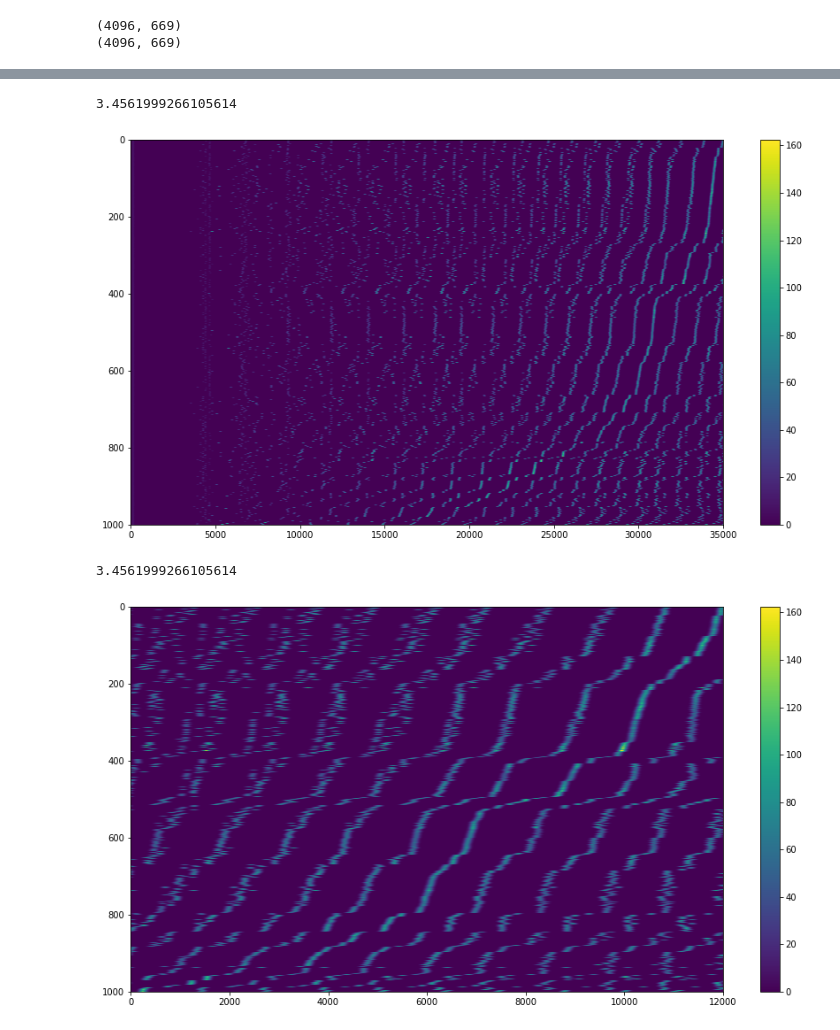
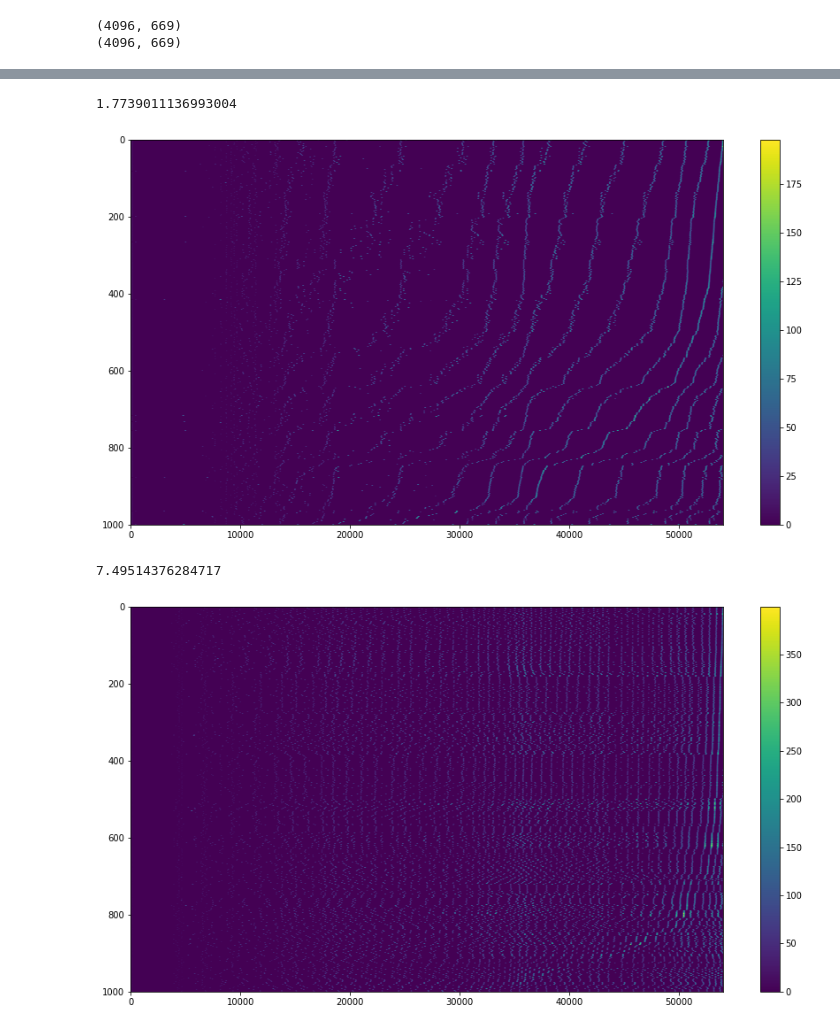
Before and after one commit to iraikov/nengo_maze_env, a Jupyter notebook: notebooks/srf_nengo_autoencoder_dof.ipynb, the cells around one changed output, grey strips where cells are left out. Drawn from its saved outputs; the diff is of its cells as text; code cells hidden in the pictures.

```diff
--- a/notebooks/srf_nengo_autoencoder_dof.ipynb
+++ b/notebooks/srf_nengo_autoencoder_dof.ipynb
@@ -58,7 +58,7 @@ n_steps = 100
 n_trials = 3
 input_matrix = np.vstack((dof_input_matrix, cnt_input_matrix))
 normed_input_matrix = input_matrix / np.max(input_matrix)
-train_data = np.tile(np.repeat(normed_input_matrix[:,:330], n_steps, axis=1), (1, n_trials))
+train_data = np.tile(np.repeat(normed_input_matrix[:,:180], n_steps, axis=1), (1, n_trials))
 print(train_data.shape)
 print(np.max(train_data))
 # %% [output]
@@ -87,19 +87,19 @@ srf_network = PRF(exc_input_func = partial(array_input, train_data, dt),
                   n_excitatory = N_Exc,
                   n_inhibitory = N_Inh,
                   n_outputs = N_Outputs,
-                  isp_target_rate = 2.0,
+                  isp_target_rate = 1.0,
 
 
 #                  w_initial_E = 0.01,
 #                  w_initial_EI = 0.002,
 #                  w_EI_Ext = 0.002,
 #                  w_initial_I = -0.01,
-                  p_E = 0.2,
-                  p_EE = 0.15,
+                  p_E = 0.15,
+                  p_EE = 0.05,
                   p_EI_Ext = 0.172,
 
-                  tau_E = 0.049,
-                  tau_I = 0.098,
+                  tau_E = 0.05,
+                  tau_I = 0.1,
                   learning_rate_I=0.01,
                   learning_rate_E=0.055,
 
@@ -128,10 +128,10 @@ with srf_network:
     p_output_spikes = nengo.Probe(srf_network.output.neurons, synapse=None)
     p_exc_rates = nengo.Probe(srf_network.exc.neurons)
     p_inh_rates = nengo.Probe(srf_network.inh.neurons)
-    p_inh_weights = nengo.Probe(srf_network.conn_I, 'weights', sample_every=1.0)
-    p_exc_weights = nengo.Probe(srf_network.conn_E, 'weights', sample_every=1.0)
+    p_inh_weights = nengo.Probe(srf_network.conn_I, 'weights', sample_every=10.0)
+    p_exc_weights = nengo.Probe(srf_network.conn_E, 'weights', sample_every=10.0)
     if srf_network.conn_EE is not None:
-        p_rec_weights = nengo.Probe(srf_network.conn_EE, 'weights', sample_every=1.0)
+        p_rec_weights = nengo.Probe(srf_network.conn_EE, 'weights', sample_every=10.0)
 
 with nengo.Simulator(srf_network, optimize=True) as sim:
     sim.run(np.max(t_end))
@@ -187,20 +203,20 @@ print(np.mean(output_rates))
 # %%
 output_rates = rates_kernel(sim.trange(), output_spikes, tau=0.1)
 plt.figure(figsize=(15,8))
-sorted_idxs = np.argsort(-np.argmax(output_rates[:35000].T, axis=1))
-plt.imshow(output_rates[:35000,sorted_idxs].T, interpolation="nearest", aspect="auto")
+sorted_idxs = np.argsort(-np.argmax(output_rates.T, axis=1))
+plt.imshow(output_rates[:,sorted_idxs].T, interpolation="nearest", aspect="auto")
 plt.colorbar();
 print(np.mean(output_rates))
 # %% [output]
-3.4561999266105614
+1.7739011136993004
-[figure, old version]
+[figure, new version]
 # %%
 output_rates = rates_kernel(sim.trange(), output_spikes, tau=0.1)
 plt.figure(figsize=(15,8))
-sorted_idxs = np.argsort(-np.argmax(output_rates[24000:].T, axis=1))
-plt.imshow(output_rates[24000:,sorted_idxs].T, interpolation="nearest", aspect="auto")
+sorted_idxs = np.argsort(-np.argmax(output_rates.T, axis=1))
+plt.imshow(output_rates[:,sorted_idxs].T, interpolation="nearest", aspect="auto")
 plt.colorbar();
 print(np.mean(output_rates))
 # %% [output]
-3.4561999266105614
+7.49514376284717
-[figure, old version]
+[figure, new version]
```
Also changed, not shown: parts of 9 cells of this notebook, 3 other files.
